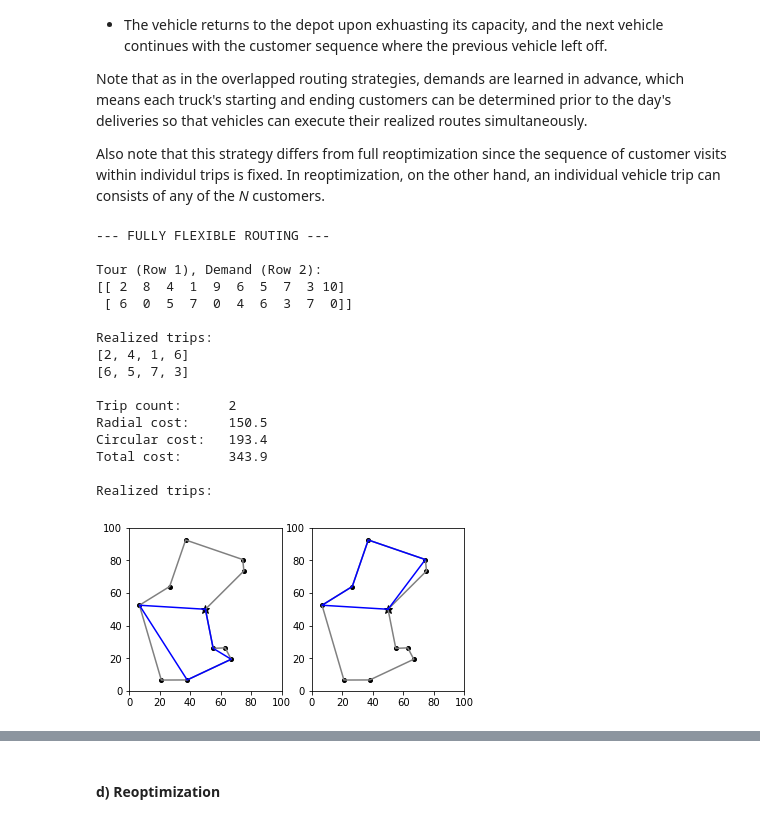
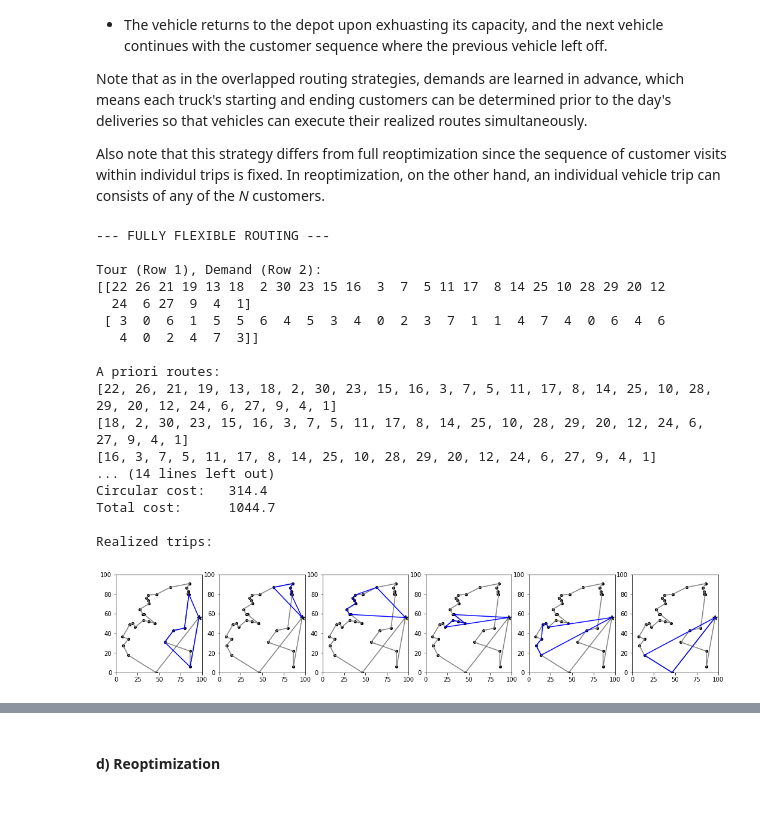
Before and after one commit to kledvina/flexible-routing, a Jupyter notebook: routing_with_closed_chain.ipynb, the cells around one changed output, grey strips where cells are left out. Drawn from its saved outputs; the diff is of its cells as text; code cells hidden in the pictures.

```diff
--- a/routing_with_closed_chain.ipynb
+++ b/routing_with_closed_chain.ipynb
@@ -278,7 +279,7 @@ def get_primary_routes(inst, route_size):
     tour =  inst.tour[1:] # Exclude depot
     routes = []
     for i in range(0,len(tour),route_size):
-        new_route = tour[i:i+route_size]
+        new_route = tour[i:min(i+route_size,len(tour))]
         routes.append(new_route)
     return routes
 
@@ -290,7 +291,7 @@ def get_extended_routes(inst, route_size, overlap_size):
     tour = inst.tour[1:]
     routes = []
     for i in range(0,len(tour),route_size):
-        new_route = tour[i:i+route_size+overlap_size] # note: for the last route, subsetting ends with final customer
+        new_route = tour[i:min(i+route_size+overlap_size,len(tour))] # note: for the last route, subsetting ends with final customer
         routes.append(new_route)
     return routes
 # %% [markdown]
@@ -558,6 +603,8 @@ def plot_routes(inst, routes, route_color, showTour=False):
     if all(route == [] for route in routes):
         return
 
+    depot_x = inst.xlocs[0]
+    depot_y = inst.ylocs[0]
     routes = [routes[a] for a in range(len(routes)) if routes[a] != []]
     num_plots = len(routes)
     tour_x = [inst.xlocs[c] for c in inst.tour] + [depot_x]
@@ -584,7 +631,7 @@ def plot_routes(inst, routes, route_color, showTour=False):
 # %% [markdown]
 ### 1) Set network parameters
 # %%
-num_cust = 10 # number of customers
+num_cust = 30 # number of customers
 dmin = 0 # a customer's minimum random demand (for Uniform distribution)
 dmax = 8 # a customer's maximum random demand (for Uniform Distribution)
 capacity = 20 # vehicle capacity
@@ -600,11 +647,13 @@ Num. of customers: 10, Demand range: [0,8], Veh. capacity: 20, Primary route siz
 # %% [markdown]
 ### 2) Generate random instance
 # %%
-cust_x = field_width*np.random.random(num_cust) # x coordintes of all customers
-cust_y = field_height*np.random.random(num_cust) # y coordinates of all customers
+cust_x = field_width*np.random.random(num_cust + 1) # x coordintes of all customers and deopt
+cust_y = field_height*np.random.random(num_cust + 1) # y coordinates of all customers and depot
 cust_dems = list(np.random.randint(dmin,dmax,num_cust)) # Uniformly distributed customer demands
-xlocs = list(np.append([depot_x], cust_x)) # depot and customer x-coords
-ylocs = list(np.append([depot_y], cust_y)) # depot and customer y-coords
+xlocs = cust_x # depot and customer x-coords
+ylocs = cust_y # depot and customer y-coords
+#xlocs = list(np.append([depot_x], cust_x)) # depot and customer x-coords
+#ylocs = list(np.append([depot_y], cust_y)) # depot and customer y-coords
 demands = list(np.append([0], cust_dems)) # depot and customer demands
 inst = Instance(xlocs, ylocs, demands)
 plot_instance(inst, showLabels=True)
@@ -762,33 +848,38 @@ Note that as in the overlapped routing strategies, demands are learned in advanc
 Also note that this strategy differs from full reoptimization since the sequence of customer visits within individul trips is fixed. In reoptimization, on the other hand, an individual vehicle trip can consists of any of the *N* customers.
 # %%
 print('--- FULLY FLEXIBLE ROUTING ---')
-segments = create_full_trips(inst,[inst.tour[1:]],capacity)
+#segments = create_full_trips(inst,[inst.tour[1:]],capacity)
+primary_routes = get_primary_routes(inst, route_size)
+extended_routes = get_extended_routes(inst, route_size, inst.size)
+segments = implement_k_overlapped_alg(inst,primary_routes,extended_routes,capacity,route_size,inst.size)
 combined = np.array([inst.tour[1:], [inst.demands[c] for c in inst.tour[1:]]])
 print('\nTour (Row 1), Demand (Row 2):')
 print(combined)
+print('\nA priori routes:', *extended_routes, sep="\n")
 print('\nRealized trips:', *segments, sep="\n")
 print('\nTrip count:\t', get_trip_count(segments))
 print('Radial cost:\t', np.round(sum([get_radial_cost(inst,seg) for seg in segments]), 1))
 print('Circular cost:\t', np.round(sum([get_circular_cost(inst,seg) for seg in segments]), 1))
 print('Total cost:\t', np.round(sum([get_total_cost(inst,seg) for seg in segments]), 1))
 print()
 print('Realized trips:')
 plot_routes(inst, segments, 'blue', showTour=True)
 # %% [output]
 --- FULLY FLEXIBLE ROUTING ---
 
 Tour (Row 1), Demand (Row 2):
-[[ 2  8  4  1  9  6  5  7  3 10]
- [ 6  0  5  7  0  4  6  3  7  0]]
+[[22 26 21 19 13 18  2 30 23 15 16  3  7  5 11 17  8 14 25 10 28 29 20 12
+  24  6 27  9  4  1]
+ [ 3  0  6  1  5  5  6  4  5  3  4  0  2  3  7  1  1  4  7  4  0  6  4  6
+   4  0  2  4  7  3]]
+
+A priori routes:
+[22, 26, 21, 19, 13, 18, 2, 30, 23, 15, 16, 3, 7, 5, 11, 17, 8, 14, 25, 10, 28, 29, 20, 12, 24, 6, 27, 9, 4, 1]
+[18, 2, 30, 23, 15, 16, 3, 7, 5, 11, 17, 8, 14, 25, 10, 28, 29, 20, 12, 24, 6, 27, 9, 4, 1]
+[16, 3, 7, 5, 11, 17, 8, 14, 25, 10, 28, 29, 20, 12, 24, 6, 27, 9, 4, 1]
+... (14 lines left out)
+Circular cost:   314.4
+Total cost:      1044.7
 
 Realized trips:
-[2, 4, 1, 6]
-[6, 5, 7, 3]
-
-Trip count:      2
-Radial cost:     150.5
-Circular cost:   193.4
-Total cost:      343.9
-
-Realized trips:
-[figure, old version]
+[figure, new version]
```
Also changed, not shown: parts of 24 cells of this notebook, 4 other files.
